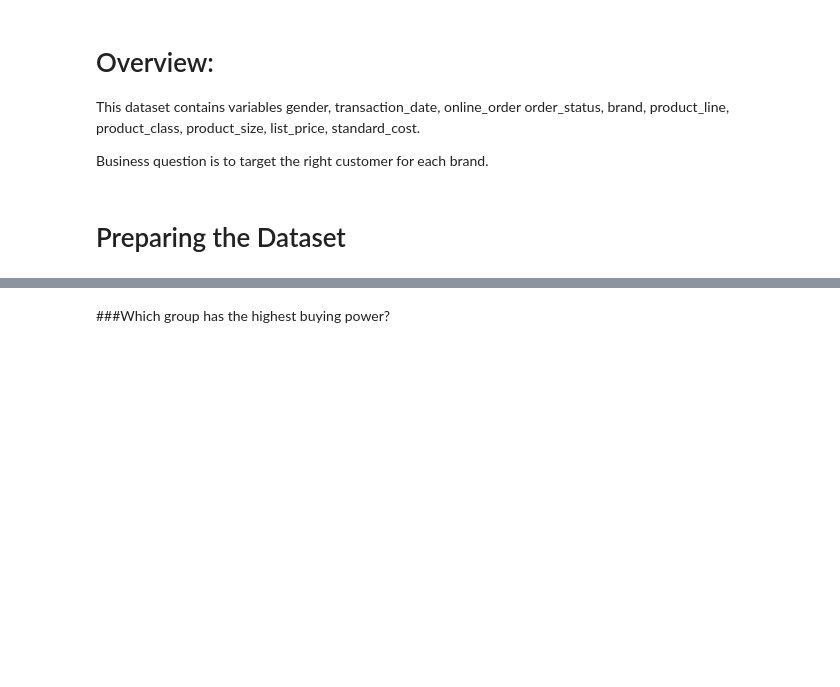
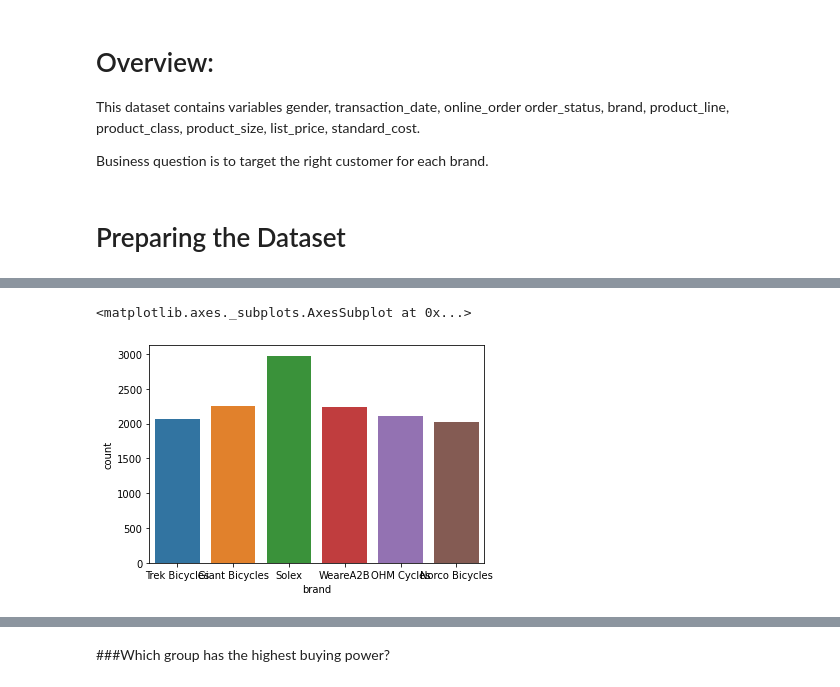
Before and after one commit to Dennieeeee/KPMG-Customer-Analytics-Project, a Jupyter notebook: KPMG_new_data.ipynb, the cells around one changed output, grey strips where cells are left out. Cells and saved outputs as stored; diff of their text form; code cells hidden in the pictures; blank space fills up the shorter version.

```diff
--- a/KPMG_new_data.ipynb
+++ b/KPMG_new_data.ipynb
@@ -105,0 +217,5 @@ sns.barplot(x='online_order',y='gender',data=df1)
+# %%
+sns.countplot(x='brand',data=df1)
+# %% [output]
+<matplotlib.axes._subplots.AxesSubplot at 0x...>
+[figure, added]
```
Also changed, not shown: parts of 84 cells of this notebook.
